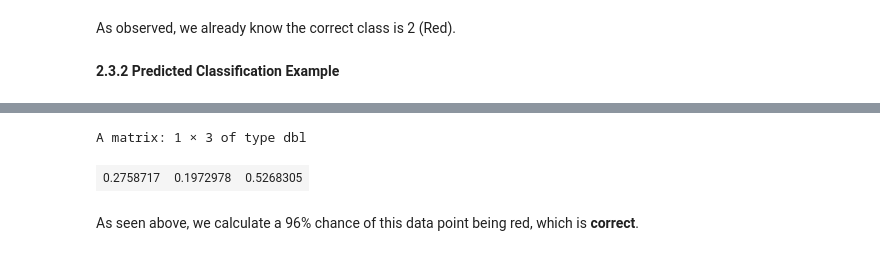
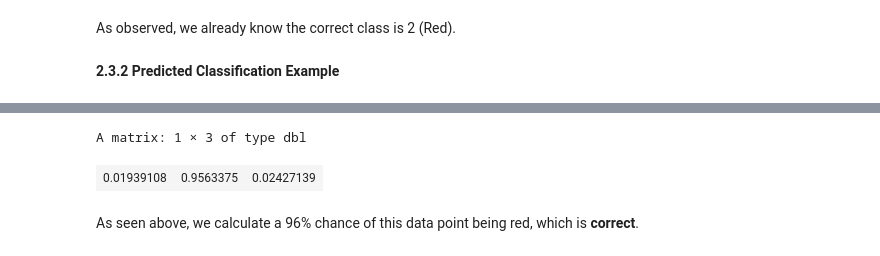
Before and after one commit to juan-cristobal-andrews/Linear-Classifier-with-Softmax, a Jupyter notebook: Linear-Classifier-with-Softmax.ipynb, the cells around one changed output, grey strips where cells are left out. Drawn from its saved outputs; the diff is of its cells as text; code cells hidden in the pictures.

```diff
--- a/Linear-Classifier-with-Softmax.ipynb
+++ b/Linear-Classifier-with-Softmax.ipynb
@@ -197,13 +197,13 @@ Lets see if our classifier works as expected. For this we need to remember the f
 # %% [markdown]
 <img src="images/example.png?3" width="660" height="448" />
 # %%
-sample_score <- c(SampleData[356,]$x,SampleData[356,]$y) %*% W + b
-exponencial_score <- exp(sample_score)
-probabilities <- exponencial_score / rowSums(exponencial_score)
+sample_score <- c(SampleData[510,]$x,SampleData[510,]$y) %*% W + b
+exponential_score <- exp(sample_score)
+probabilities <- exponential_score / rowSums(exponential_score)
 probabilities
 # %% [output]
 A matrix: 1 × 3 of type dbl
-| 0.2758717 | 0.1972978 | 0.5268305 |
+| 0.01939108 | 0.9563375 | 0.02427139 |
 # %% [markdown]
 As seen above, we calculate a 96% chance of this data point being red, which is <b>correct</b>.
 # %% [markdown]
```
Also changed, not shown: parts of 7 cells of this notebook, 1 other file.
